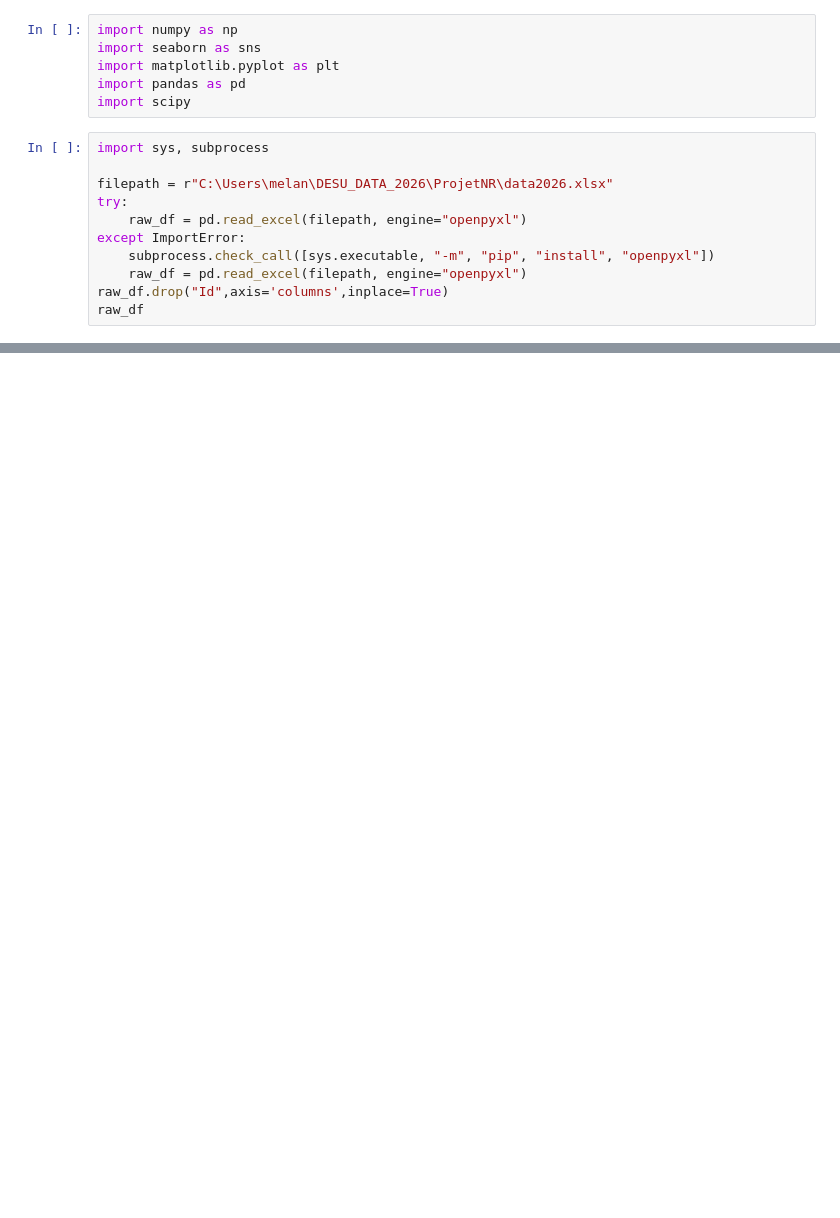
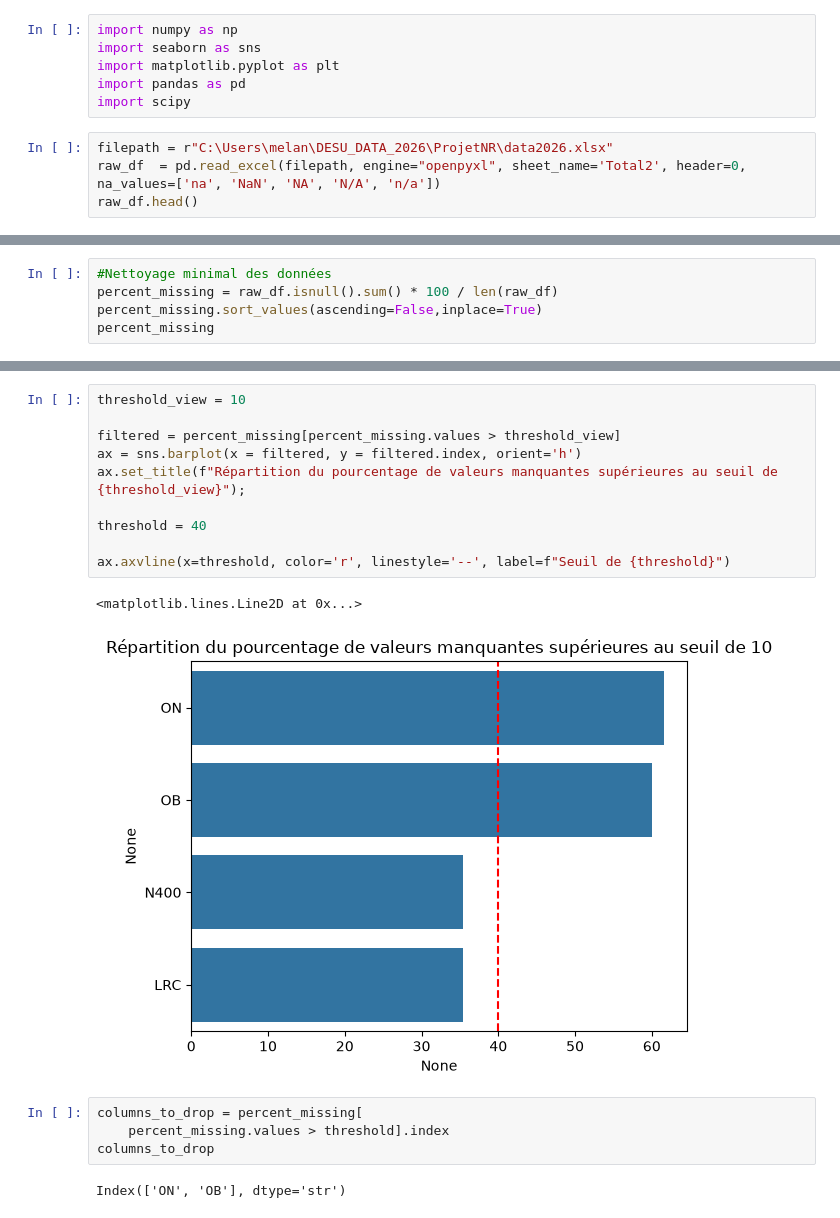
Before and after one commit to Melanie-BarbosaGrange/ProjetNR, a Jupyter notebook: test.ipynb, the cells around one changed output, grey strips where cells are left out. Saved outputs shown, nothing was run; the diff lists cells and outputs as text; blank space fills up the shorter version.

```diff
--- a/test.ipynb
+++ b/test.ipynb
@@ -5,14 +5,7 @@ import matplotlib.pyplot as plt
 import pandas as pd
 import scipy
 # %%
-import sys, subprocess
-
 filepath = r"C:\Users\melan\DESU_DATA_2026\ProjetNR\data2026.xlsx"
-try:
-    raw_df = pd.read_excel(filepath, engine="openpyxl")
-except ImportError:
-    subprocess.check_call([sys.executable, "-m", "pip", "install", "openpyxl"])
-    raw_df = pd.read_excel(filepath, engine="openpyxl")
-raw_df.drop("Id",axis='columns',inplace=True)
-raw_df
+raw_df  = pd.read_excel(filepath, engine="openpyxl", sheet_name='Total2', header=0, na_values=['na', 'NaN', 'NA', 'N/A', 'n/a'])
+raw_df.head()
 # %% [output]
@@ -19,0 +20,5 @@ ImportError: `Import openpyxl` failed.  Use pip or conda to install the openpyxl
+# %%
+#Nettoyage minimal des données
+percent_missing = raw_df.isnull().sum() * 100 / len(raw_df)
+percent_missing.sort_values(ascending=False,inplace=True)
+percent_missing
@@ -19,0 +45,19 @@ ImportError: `Import openpyxl` failed.  Use pip or conda to install the openpyxl
+# %%
+threshold_view = 10
+
+filtered = percent_missing[percent_missing.values > threshold_view]
+ax = sns.barplot(x = filtered, y = filtered.index, orient='h')
+ax.set_title(f"Répartition du pourcentage de valeurs manquantes supérieures au seuil de {threshold_view}");
+
+threshold = 40
+
+ax.axvline(x=threshold, color='r', linestyle='--', label=f"Seuil de {threshold}")
+# %% [output]
+<matplotlib.lines.Line2D at 0x...>
+[figure, added]
+# %%
+columns_to_drop = percent_missing[
+    percent_missing.values > threshold].index
+columns_to_drop
+# %% [output]
+Index(['ON', 'OB'], dtype='str')
```
Also changed, not shown: parts of 10 cells of this notebook.
